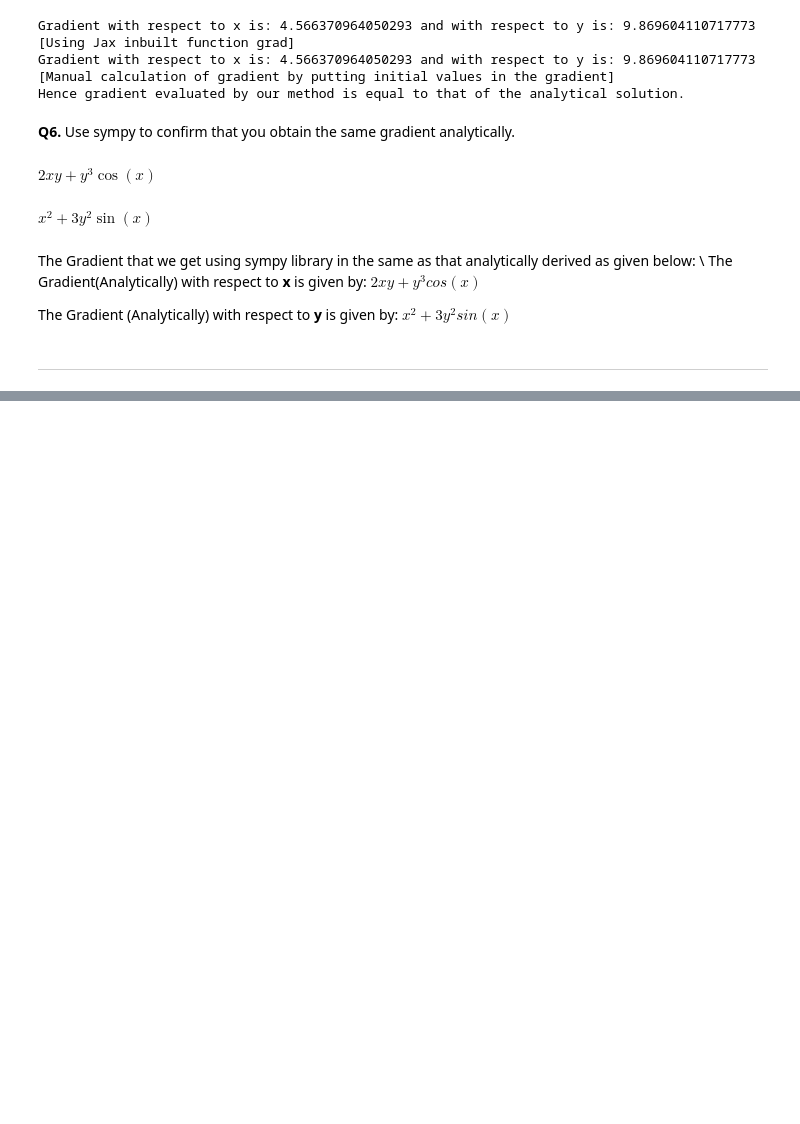
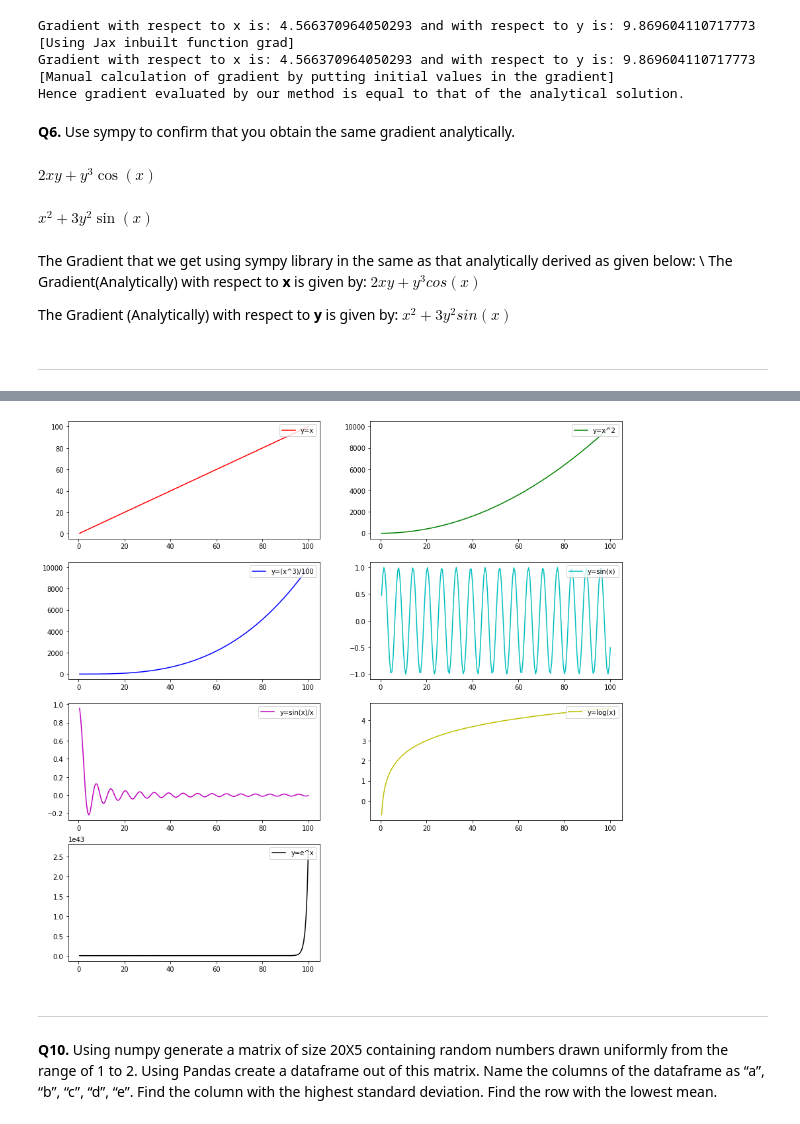
Before and after one commit to haikookhandor/ES654-Prerequisite, a Jupyter notebook: main.ipynb, the cells around one changed output, grey strips where cells are left out. Cells and saved outputs as stored; diff of their text form; code cells hidden in the pictures; blank space fills up the shorter version.

```diff
--- a/main.ipynb
+++ b/main.ipynb
@@ -64,0 +76,28 @@ The Gradient (Analytically) with respect to **y** is given by: $x^2 + 3y^2sin(x)
+# %%
+x = np.linspace(0.5,100,200) # divides the x axis in linspace i.e. line space of length 0.5 each from 0.5 to 100 total comprising of 200 intervals
+y_1 = x
+y_2 = x**2
+y_3 = (x**3)/(100)
+y_4 = np.sin(x)
+y_5 = np.sin(x)/(x)
+y_6 = np.log(x)
+y_7 = np.exp(x)
+# %%
+n_rows = 4 #rows
+n_cols = 2 #cols
+fig = plt.figure(figsize=(15,15)) #figure size
+labels = ["y=x","y=x^2","y=(x^3)/100","y=sin(x)","y=sin(x)/x","y=log(x)","y=e^x"]
+colours = ["r","g","b","c","m","y","k"]
+y_s = [y_1, y_2, y_3, y_4, y_5, y_6, y_7]
+for i in range(1,8):
+  ax = fig.add_subplot(n_rows, n_cols, i)
+  ax.plot(x, y_s[i-1],color=colours[i-1],label=labels[i-1])
+  ax.legend(loc="upper right")
+
+plt.show()
+# %% [output]
+[figure, added]
+# %% [markdown]
+---
+# %% [markdown]
+**Q10.** Using numpy generate a matrix of size 20X5 containing random numbers drawn uniformly from the range of 1 to 2. Using Pandas create a dataframe out of this matrix. Name the columns of the dataframe as “a”, “b”, “c”, “d”, “e”. Find the column with the highest standard deviation. Find the row with the lowest mean.
```
Also changed, not shown: parts of 20 cells of this notebook.
